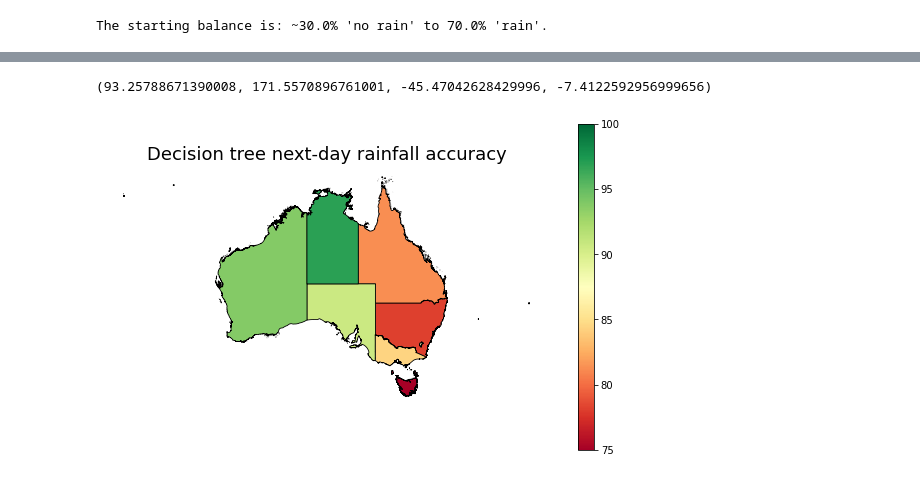
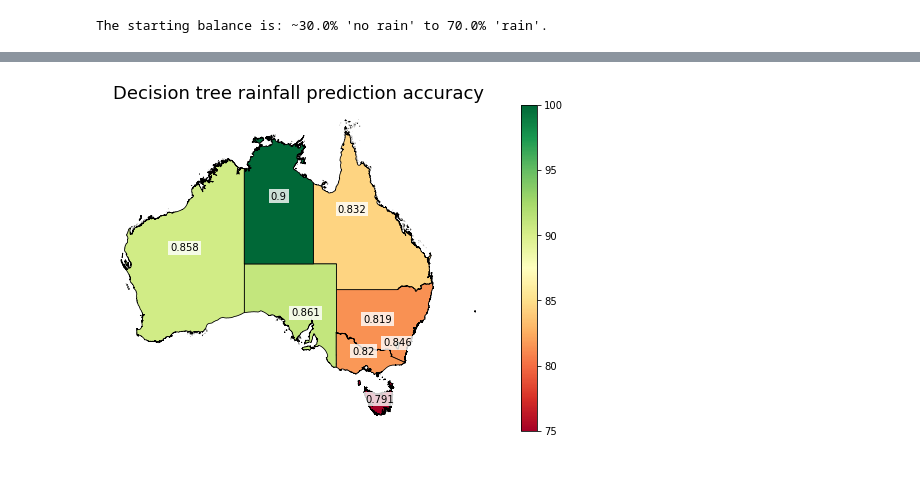
Before and after one commit to TimNagle-McNaughton/Australian_rain, a Jupyter notebook: Predicting_rain.ipynb, the cells around one changed output, grey strips where cells are left out. Cells and saved outputs as stored; diff of their text form; code cells hidden in the pictures.

Commit message:
Now predicts same day rain and saves figures

```diff
--- a/Predicting_rain.ipynb
+++ b/Predicting_rain.ipynb
@@ -229,6 +212,6 @@ apply_decision_tree(feature_train, target_train, feature_test, target_test)
 # %%
 # make a simple dictionary to store results
-accuracy_list = []
+tomorrow_accuracy_list = []
 
 # loop through each state and apply the same functions as above
 for state in territory_dict:
@@ -239,8 +222,8 @@ for state in territory_dict:
     state_df = source_df[source_df["Location"].isin(territory_dict[state])]
 
     # split into features and targets
-    state_features = state_df.loc[:, feature_list].values
-    state_target = state_df.loc[:, target_list].values
+    state_features = state_df.loc[:, tomorrow_feature_list].values
+    state_target = state_df.loc[:, tomorrow_target_list].values
 
     # standardize the features by state
     state_features = StandardScaler().fit_transform(state_features)
@@ -267,6 +250,6 @@ for state in territory_dict:
                                   state_target_test)
 
 
-    accuracy_list.append(results['accuracy'])
+    tomorrow_accuracy_list.append(round(results['accuracy'], 3))
 # %% [output]
 New South Wales
@@ -287,0 +316,14 @@ Grid search time elapsed: 2.223036766052246
+# %%
+# copy the list
+today_feature_list = tomorrow_feature_list
+
+# remove the target from the features
+if 'RainToday' in today_feature_list:
+    today_feature_list.remove('RainToday')
+
+# remove an obvious proxy too
+if 'RainFall' in today_feature_list:
+    today_feature_list.remove('Rainfall')
+
+# set the new target
+today_target_list = ['RainToday']
@@ -288,7 +389,3 @@ Grid search time elapsed: 2.223036766052246
 # %%
-# get the shapefile
-Australia = gpd.read_file(shapefile)
-
-# add the accuracy data as a new column
-accuracy_list.append("NaN")
-Australia["Accuracy"] = accuracy_list[:9]
+# add the today accuracy data as a new column
+Australia["Today Accuracy"] = today_accuracy_list
@@ -306,24 +392,32 @@ Australia["Accuracy"] = accuracy_list[:9]
 # %%
-# set up the map figure
+# set up the today map figure
 fig, ax = plt.subplots(1, figsize=(10, 6));
 
 # set the title
-ax.set_title("Decision tree next-day rainfall accuracy", fontdict={"fontsize": "18", "fontweight" : "3"})
+ax.set_title("Decision tree rainfall prediction accuracy", fontdict={"fontsize": "18", "fontweight" : "3"})
 
 # plot the accuracy column
-Australia.plot(column="Accuracy", linewidth=0.8, ax=ax, edgecolor='0', cmap='RdYlGn');
+Australia.plot(column="Today Accuracy", linewidth=0.8, ax=ax, edgecolor='0', cmap='RdYlGn');
+
+# annotate the states with their scores
+for idx, row in Australia.iterrows():
+    ax.text(row.coords[0], row.coords[1],
+            s=row["Today Accuracy"],
+            horizontalalignment='center',
+            bbox={'facecolor': 'white', 'alpha':0.8, 'pad': 2, 'edgecolor':'none'})
 
 # set up the color bar
 sm = plt.cm.ScalarMappable(cmap='RdYlGn', norm=plt.Normalize(vmin=75, vmax=100))
 
 # make an empty array for the data range
 sm._A = []
 
 # plot the bar
 bar = fig.colorbar(sm)
 
 # remove axes from map
 ax.axis('off')
+
+plt.savefig(source_directory + "/Figures/Same-day_accuracy.png", dpi=300, transparent = False)
 # %% [output]
-(93.25788671390008, 171.5570896761001, -45.47042628429996, -7.4122592956999656)
-[figure, old version]
+[figure, new version]
```
Also changed, not shown: parts of 12 cells of this notebook.
